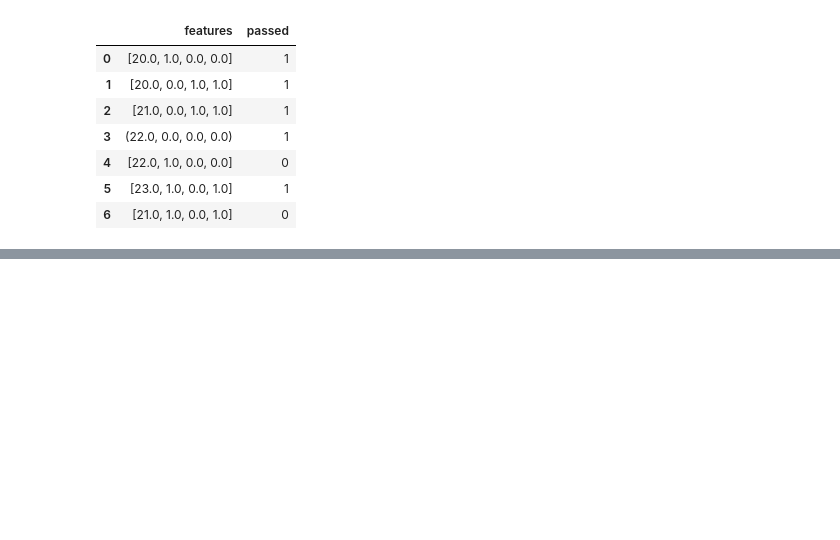
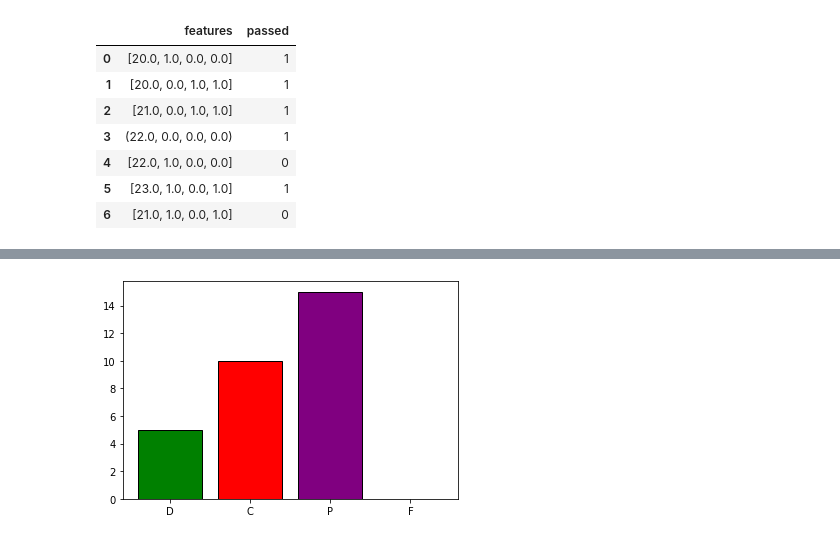
Before and after one commit to Abhishekdhillon/9am-java, a Jupyter notebook: Untitled5.ipynb, the cells around one changed output, grey strips where cells are left out. Saved outputs shown, nothing was run; the diff lists cells and outputs as text; code cells hidden in the pictures; blank space fills up the shorter version.

```diff
--- a/Untitled5.ipynb
+++ b/Untitled5.ipynb
@@ -285,0 +397,7 @@ IllegalArgumentException: ignored
+# %%
+grades=['D', 'C', 'P', 'F']
+totalNumStudents=[5,10,15,0]
+list_colors=['green', 'red', 'purple', 'blue']
+bars =plt.bar(grades, totalNumStudents, color =list_colors, edgecolor='black')
+# %% [output]
+[figure, added]
```
Also changed, not shown: parts of 17 cells of this notebook.
